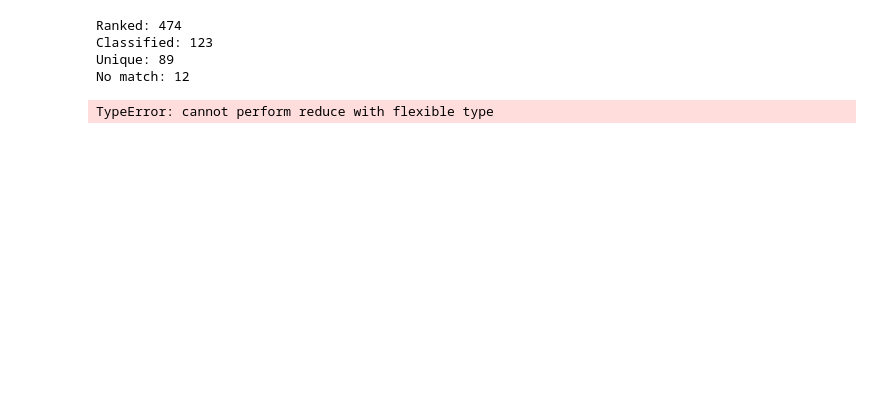
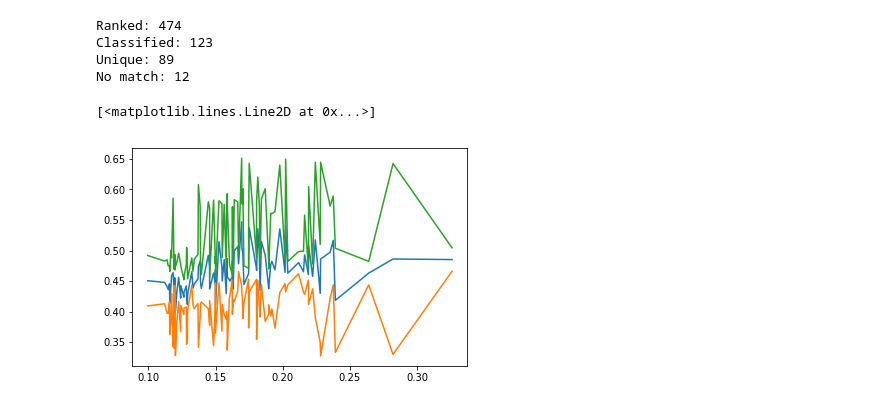
Before and after one commit to jemsz95/avalinguo-recomendacion-de-temas, a Jupyter notebook: interest-vec.ipynb, the cells around one changed output. Drawn from its saved outputs; the diff is of its cells as text; code cells hidden in the pictures; blank space fills up the shorter version.

Commit message:
Adds group making via clustering

```diff
--- a/interest-vec.ipynb
+++ b/interest-vec.ipynb
@@ -143,23 +151,3 @@ class AvalinguoRoom:
     @property
     def interests(self):
         return self._interests / len(self.users)
-# %%
-def comb(dist, pop):
-    n = len(dist)
-    dist = np.reshape(dist, (n, 1))
-    pop = np.reshape(pop, (n, 1))
-    tmp = np.concatenate((dist, pop), axis=1
-                        )
-    W = np.array([[1.5], [2]])
-
-    return tmp * W
-
-# def reccomend(group, topics, n):
-#  using old version of recommend function
-def reccomend(group, topics, n):
-    ints = np.array([t.interest for t in topics])
-    diff = ints - group.interests
-    dist = np.sqrt(np.sum(diff**2,1))
-
-    rec = np.argpartition(dist, -n)[-n:]
-    return rec, dist[rec]
@@ -256,4 +257,6 @@ for room in rooms:
+# %%
+rooms = make_rooms(100, 4, persons)
 # %%
-group, mean, std = experiment(1000, 4, persons, topics)
+group, mean, std = experiment(persons, rooms, topics)
+
+sort = np.argsort(group)
-# %% [output]
-TypeError: cannot perform reduce with flexible type
@@ -263,0 +263,12 @@ TypeError: cannot perform reduce with flexible type
+# %%
+x = group[sort]
+y_mean = mean[sort]
+y_plus_std = (mean - std)[sort]
+y_minus_std = (mean + std)[sort]
+
+plt.plot(x, y_mean)
+plt.plot(x, y_plus_std)
+plt.plot(x, y_minus_std)
+# %% [output]
+[<matplotlib.lines.Line2D at 0x...>]
+[figure, added]
```
Also changed, not shown: parts of 6 cells of this notebook, 1 other file.
